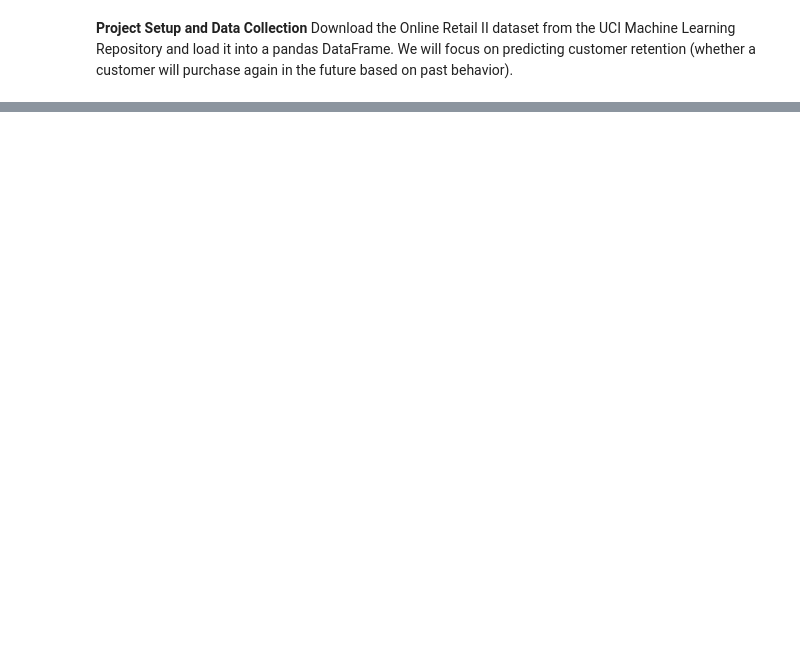
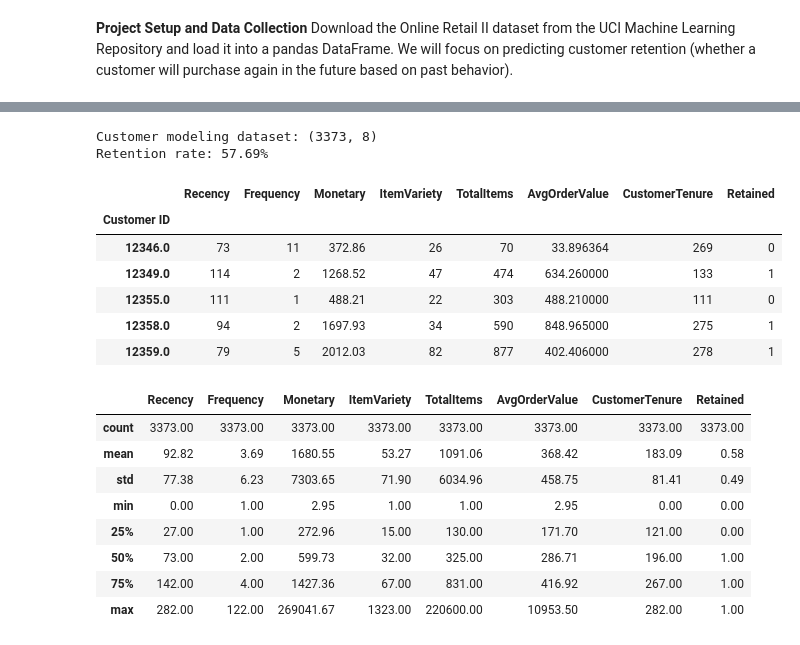
Before and after one commit to bahmedx/730, a Jupyter notebook: Predictive_Modeling_in_Marketing_Analytics.ipynb, the cells around one changed output, grey strips where cells are left out. Cells and saved outputs as stored; diff of their text form; code cells hidden in the pictures; blank space fills up the shorter version.

```diff
--- a/Predictive_Modeling_in_Marketing_Analytics.ipynb
+++ b/Predictive_Modeling_in_Marketing_Analytics.ipynb
@@ -152,0 +129,15 @@ Objective: Assess model performance using precision, recall, and ROC-AUC metrics
+# %%
+max_date = df_clean["InvoiceDate"].max()
+split_date = max_date - pd.DateOffset(months=3)
+
+observation = df_clean[
+    df_clean["InvoiceDate"] < split_date
+].copy()
+
+outcome = df_clean[
+    df_clean["InvoiceDate"] >= split_date
+].copy()
+
+print("Prediction cutoff:", split_date)
+print("Observation transactions:", len(observation))
+print("Outcome transactions:", len(outcome))
@@ -152,0 +150,65 @@ Objective: Assess model performance using precision, recall, and ROC-AUC metrics
+# %%
+customer_features = observation.groupby("Customer ID").agg(
+    Recency=(
+        "InvoiceDate",
+        lambda x: (split_date - x.max()).days
+    ),
+    Frequency=("Invoice", "nunique"),
+    Monetary=("TotalSpend", "sum"),
+    ItemVariety=("StockCode", "nunique"),
+    TotalItems=("Quantity", "sum"),
+    FirstPurchase=("InvoiceDate", "min")
+)
+
+customer_features["AvgOrderValue"] = (
+    customer_features["Monetary"] /
+    customer_features["Frequency"]
+)
+
+customer_features["CustomerTenure"] = (
+    split_date -
+    customer_features["FirstPurchase"]
+).dt.days
+
+customer_features.drop(
+    columns="FirstPurchase",
+    inplace=True
+)
+
+retained_customers = set(outcome["Customer ID"].unique())
+
+customer_features["Retained"] = (
+    customer_features.index
+    .isin(retained_customers)
+    .astype(int)
+)
+
+print("Customer modeling dataset:",
+      customer_features.shape)
+
+print(
+    "Retention rate:",
+    f"{customer_features['Retained'].mean():.2%}"
+)
+
+display(customer_features.head())
+display(customer_features.describe().round(2))
+# %% [output]
+Customer modeling dataset: (3373, 8)
+Retention rate: 57.69%
+|  | Recency | Frequency | Monetary | ItemVariety | TotalItems | AvgOrderValue | CustomerTenure | Retained |
+| Customer ID |  |  |  |  |  |  |  |  |
+| 12346.0 | 73 | 11 | 372.86 | 26 | 70 | 33.896364 | 269 | 0 |
+| 12349.0 | 114 | 2 | 1268.52 | 47 | 474 | 634.260000 | 133 | 1 |
+| 12355.0 | 111 | 1 | 488.21 | 22 | 303 | 488.210000 | 111 | 0 |
+| 12358.0 | 94 | 2 | 1697.93 | 34 | 590 | 848.965000 | 275 | 1 |
+| 12359.0 | 79 | 5 | 2012.03 | 82 | 877 | 402.406000 | 278 | 1 |
+|  | Recency | Frequency | Monetary | ItemVariety | TotalItems | AvgOrderValue | CustomerTenure | Retained |
+| count | 3373.00 | 3373.00 | 3373.00 | 3373.00 | 3373.00 | 3373.00 | 3373.00 | 3373.00 |
+| mean | 92.82 | 3.69 | 1680.55 | 53.27 | 1091.06 | 368.42 | 183.09 | 0.58 |
+| std | 77.38 | 6.23 | 7303.65 | 71.90 | 6034.96 | 458.75 | 81.41 | 0.49 |
+| min | 0.00 | 1.00 | 2.95 | 1.00 | 1.00 | 2.95 | 0.00 | 0.00 |
+| 25% | 27.00 | 1.00 | 272.96 | 15.00 | 130.00 | 171.70 | 121.00 | 0.00 |
+| 50% | 73.00 | 2.00 | 599.73 | 32.00 | 325.00 | 286.71 | 196.00 | 1.00 |
+| 75% | 142.00 | 4.00 | 1427.36 | 67.00 | 831.00 | 416.92 | 267.00 | 1.00 |
+| max | 282.00 | 122.00 | 269041.67 | 1323.00 | 220600.00 | 10953.50 | 282.00 | 1.00 |
```
Also changed, not shown: parts of 43 cells of this notebook.
